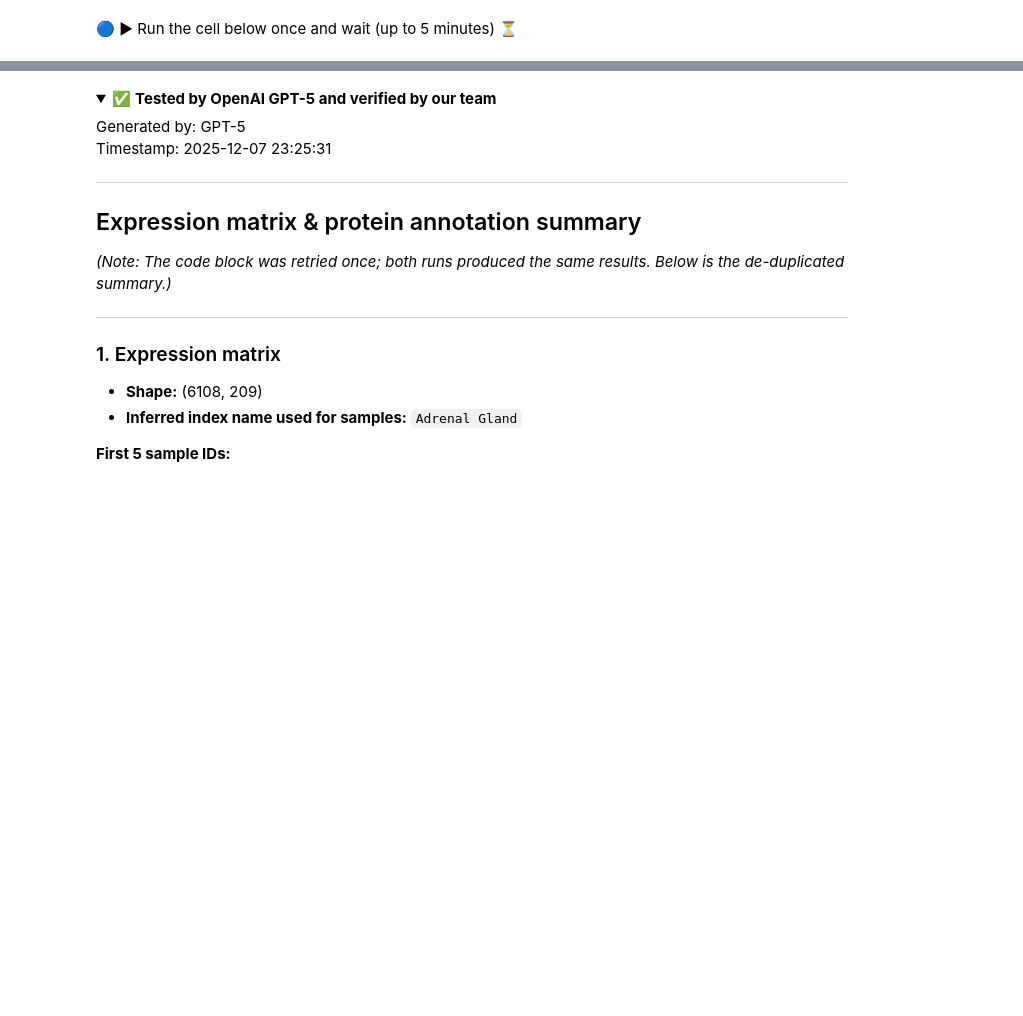
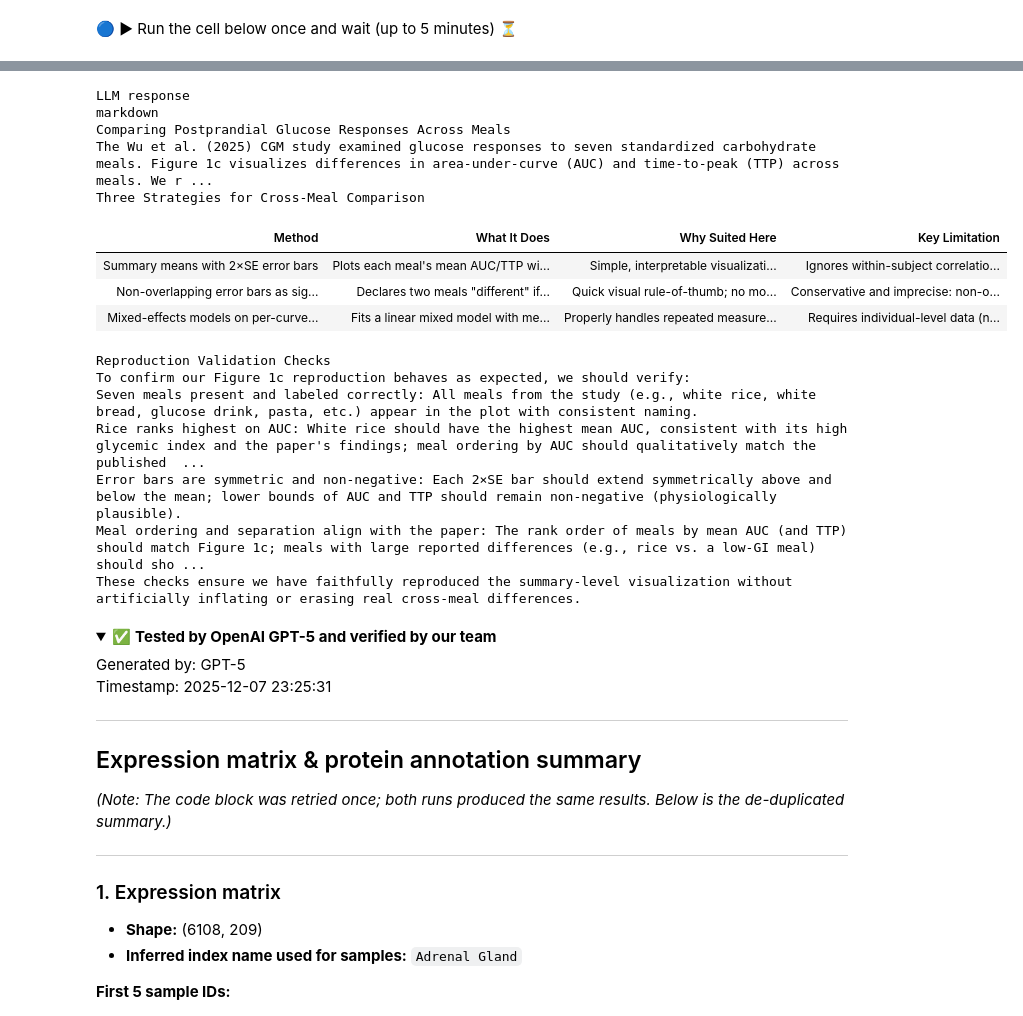
Before and after one commit to nick-allen21/cs273c-proj-spr26, a Jupyter notebook: Algorithmic_Thinking_and_Proteomics_Data_Pretty.ipynb, the cells around one changed output, grey strips where cells are left out. Cells and saved outputs as stored; diff of their text form; code cells hidden in the pictures; folded sections open; blank space fills up the shorter version.

Commit message:
Stage 3: analysis strategy + verification

```diff
--- a/Algorithmic_Thinking_and_Proteomics_Data_Pretty.ipynb
+++ b/Algorithmic_Thinking_and_Proteomics_Data_Pretty.ipynb
@@ -697,21 +699,24 @@ Your QC checks should match the correction you applied: if you only subtract off
 # %%
 %%sdo_llm --show-reply
 
-Load the GTEx proteomics files:
-- `protein_expression_mx.csv` (protein abundance across multiple human tissues)
-- `protein_selected_names.csv` (curated list of tissue-enriched proteins)
+We are reproducing Figure 1c of the CGM carbohydrate-meal study from the per-meal summary
+table (foods | AUC_mean | AUC_se2 | ttp_mean | ttp_se2), where se2 is already 2 x standard
+error. The original paper instead used ~11 features extracted per CGM curve and mixed-effects
+models across all 848 curves.
 
 Task:
-- Explain, at a high level, three normalization strategies for quantitative proteomics in the GTEx setting:
-  - log2 + median centering
-  - quantile normalization
-  - robust methods like RobNorm
-- For each strategy, describe:
-  - What it does (conceptual overview)
-  - Why it might be useful for heterogeneous tissues
-  - One important limitation or caveat
-- Present the explanations in a concise summary table (e.g.,
-  Method | What It Does | Why Useful for Heterogeneous Tissues | Key Limitation).
-- Using log2 + median centering as an example, describe 3–4 plots or summary checks
-  to verify that normalization behaved as expected and that the tissue-specific
-  biological signals emphasized in the GTEx paper are not erased.
+- Explain, at a high level, three strategies for comparing postprandial responses across the
+  seven meals:
+  1. Summary means with 2 x SE error bars, ordered by mean (what we will do for Fig 1c)
+  2. Non-overlapping error bars / confidence intervals as a significance heuristic
+  3. Mixed-effects models on per-curve data (the paper's full approach)
+- For each: what it does, why it suits this question, and one key limitation.
+- Present as a table: Method | What It Does | Why Suited Here | Key Limitation.
+- Then describe 3-4 checks to confirm our reproduction behaved as expected (e.g., 7 meals
+  present, rice ranks highest on AUC, error bars look symmetric and non-negative, meal
+  ordering matches the paper) without erasing the real cross-meal differences.
+
+Be concise, prose + one table. Do not run code or fetch URLs.
+
+Paper: Wu et al., Nature Medicine 2025, doi:10.1038/s41591-025-03719-2 (Figure 1c)
+# %% [output]
@@ -718,3 +724,19 @@ Task:
+LLM response
+markdown
+Comparing Postprandial Glucose Responses Across Meals
+The Wu et al. (2025) CGM study examined glucose responses to seven standardized carbohydrate meals. Figure 1c visualizes differences in area-under-curve (AUC) and time-to-peak (TTP) across meals. We r ...
+Three Strategies for Cross-Meal Comparison
+| Method | What It Does | Why Suited Here | Key Limitation |
+| Summary means with 2×SE error bars | Plots each meal's mean AUC/TTP wi... | Simple, interpretable visualizati... | Ignores within-subject correlatio... |
+| Non-overlapping error bars as sig... | Declares two meals "different" if... | Quick visual rule-of-thumb; no mo... | Conservative and imprecise: non-o... |
+| Mixed-effects models on per-curve... | Fits a linear mixed model with me... | Properly handles repeated measure... | Requires individual-level data (n... |
+Reproduction Validation Checks
+To confirm our Figure 1c reproduction behaves as expected, we should verify:
+Seven meals present and labeled correctly: All meals from the study (e.g., white rice, white bread, glucose drink, pasta, etc.) appear in the plot with consistent naming.
+Rice ranks highest on AUC: White rice should have the highest mean AUC, consistent with its high glycemic index and the paper's findings; meal ordering by AUC should qualitatively match the published  ...
+Error bars are symmetric and non-negative: Each 2×SE bar should extend symmetrically above and below the mean; lower bounds of AUC and TTP should remain non-negative (physiologically plausible).
+Meal ordering and separation align with the paper: The rank order of meals by mean AUC (and TTP) should match Figure 1c; meals with large reported differences (e.g., rice vs. a low-GI meal) should sho ...
+These checks ensure we have faithfully reproduced the summary-level visualization without artificially inflating or erasing real cross-meal differences.
 # %% [markdown]
 <details>
 <summary>✅ <strong>Tested by OpenAI GPT-5 and verified by our team</strong></summary>
```
Also changed, not shown: parts of 8 cells of this notebook.
